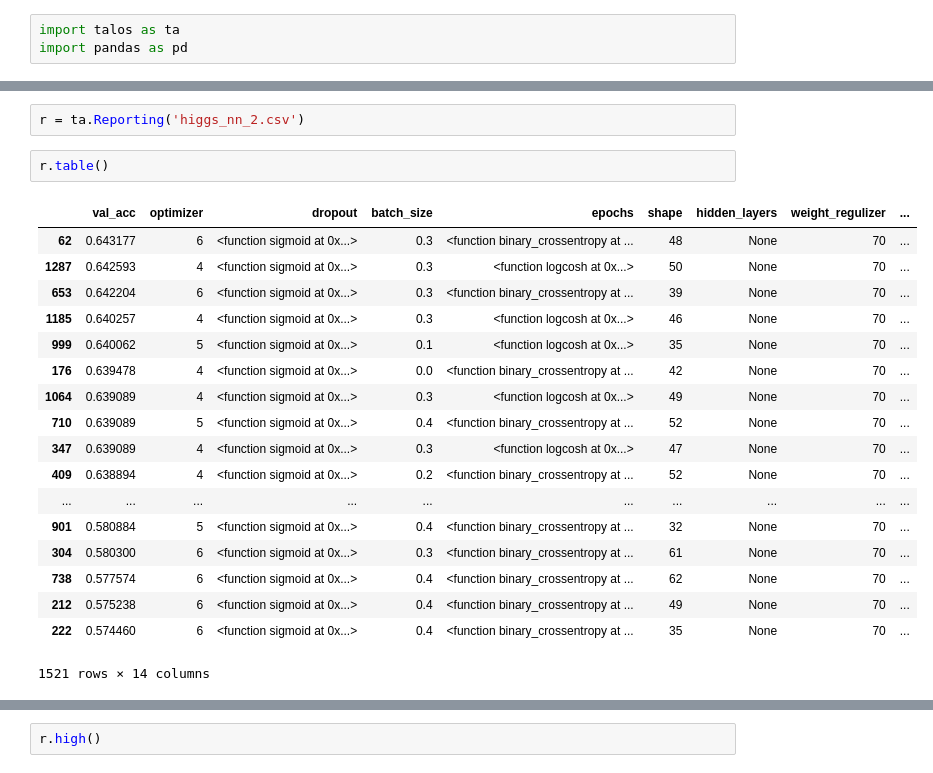
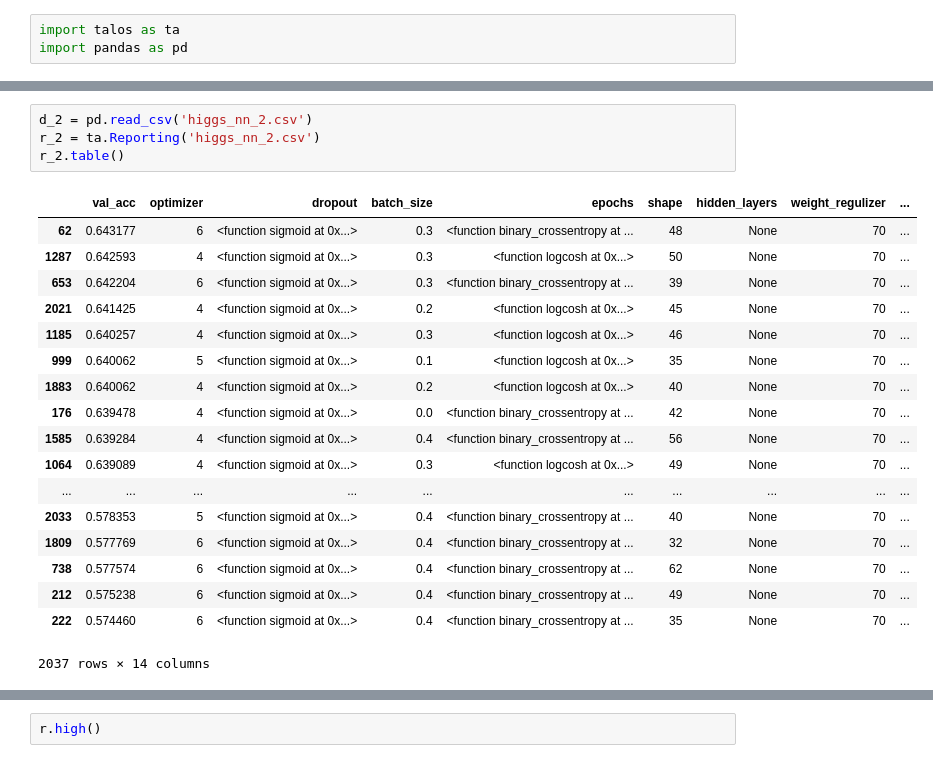
Before and after one commit to kevinyang372/HYU_PH, a Jupyter notebook: Hyperparameter Tuning Result Analysis.ipynb, the cells around one changed output, grey strips where cells are left out. Saved outputs shown, nothing was run; the diff lists cells and outputs as text.

```diff
--- a/Hyperparameter Tuning Result Analysis.ipynb
+++ b/Hyperparameter Tuning Result Analysis.ipynb
@@ -6,26 +26,26 @@ d = pd.read_csv('higgs_nn_2.csv')
 # %%
-r = ta.Reporting('higgs_nn_2.csv')
+d_2 = pd.read_csv('higgs_nn_2.csv')
+r_2 = ta.Reporting('higgs_nn_2.csv')
+r_2.table()
+# %% [output]
+|  | val_acc | optimizer | dropout | batch_size | epochs | shape | hidden_layers | weight_regulizer | ... |
+| 62 | 0.643177 | 6 | <function sigmoid at 0x...> | 0.3 | <function binary_crossentropy at ... | 48 | None | 70 | ... |
+| 1287 | 0.642593 | 4 | <function sigmoid at 0x...> | 0.3 | <function logcosh at 0x...> | 50 | None | 70 | ... |
+| 653 | 0.642204 | 6 | <function sigmoid at 0x...> | 0.3 | <function binary_crossentropy at ... | 39 | None | 70 | ... |
+| 2021 | 0.641425 | 4 | <function sigmoid at 0x...> | 0.2 | <function logcosh at 0x...> | 45 | None | 70 | ... |
+| 1185 | 0.640257 | 4 | <function sigmoid at 0x...> | 0.3 | <function logcosh at 0x...> | 46 | None | 70 | ... |
+| 999 | 0.640062 | 5 | <function sigmoid at 0x...> | 0.1 | <function logcosh at 0x...> | 35 | None | 70 | ... |
+| 1883 | 0.640062 | 4 | <function sigmoid at 0x...> | 0.2 | <function logcosh at 0x...> | 40 | None | 70 | ... |
+| 176 | 0.639478 | 4 | <function sigmoid at 0x...> | 0.0 | <function binary_crossentropy at ... | 42 | None | 70 | ... |
+| 1585 | 0.639284 | 4 | <function sigmoid at 0x...> | 0.4 | <function binary_crossentropy at ... | 56 | None | 70 | ... |
+| 1064 | 0.639089 | 4 | <function sigmoid at 0x...> | 0.3 | <function logcosh at 0x...> | 49 | None | 70 | ... |
+| ... | ... | ... | ... | ... | ... | ... | ... | ... | ... |
+| 2033 | 0.578353 | 5 | <function sigmoid at 0x...> | 0.4 | <function binary_crossentropy at ... | 40 | None | 70 | ... |
+| 1809 | 0.577769 | 6 | <function sigmoid at 0x...> | 0.4 | <function binary_crossentropy at ... | 32 | None | 70 | ... |
+| 738 | 0.577574 | 6 | <function sigmoid at 0x...> | 0.4 | <function binary_crossentropy at ... | 62 | None | 70 | ... |
+| 212 | 0.575238 | 6 | <function sigmoid at 0x...> | 0.4 | <function binary_crossentropy at ... | 49 | None | 70 | ... |
+| 222 | 0.574460 | 6 | <function sigmoid at 0x...> | 0.4 | <function binary_crossentropy at ... | 35 | None | 70 | ... |
+2037 rows × 14 columns
-# %%
-r.table()
-# %% [output]
-|  | val_acc | optimizer | dropout | batch_size | epochs | shape | hidden_layers | weight_regulizer | ... |
-| 62 | 0.643177 | 6 | <function sigmoid at 0x...> | 0.3 | <function binary_crossentropy at ... | 48 | None | 70 | ... |
-| 1287 | 0.642593 | 4 | <function sigmoid at 0x...> | 0.3 | <function logcosh at 0x...> | 50 | None | 70 | ... |
-| 653 | 0.642204 | 6 | <function sigmoid at 0x...> | 0.3 | <function binary_crossentropy at ... | 39 | None | 70 | ... |
-| 1185 | 0.640257 | 4 | <function sigmoid at 0x...> | 0.3 | <function logcosh at 0x...> | 46 | None | 70 | ... |
-| 999 | 0.640062 | 5 | <function sigmoid at 0x...> | 0.1 | <function logcosh at 0x...> | 35 | None | 70 | ... |
-| 176 | 0.639478 | 4 | <function sigmoid at 0x...> | 0.0 | <function binary_crossentropy at ... | 42 | None | 70 | ... |
-| 1064 | 0.639089 | 4 | <function sigmoid at 0x...> | 0.3 | <function logcosh at 0x...> | 49 | None | 70 | ... |
-| 710 | 0.639089 | 5 | <function sigmoid at 0x...> | 0.4 | <function binary_crossentropy at ... | 52 | None | 70 | ... |
-| 347 | 0.639089 | 4 | <function sigmoid at 0x...> | 0.3 | <function logcosh at 0x...> | 47 | None | 70 | ... |
-| 409 | 0.638894 | 4 | <function sigmoid at 0x...> | 0.2 | <function binary_crossentropy at ... | 52 | None | 70 | ... |
-| ... | ... | ... | ... | ... | ... | ... | ... | ... | ... |
-| 901 | 0.580884 | 5 | <function sigmoid at 0x...> | 0.4 | <function binary_crossentropy at ... | 32 | None | 70 | ... |
-| 304 | 0.580300 | 6 | <function sigmoid at 0x...> | 0.3 | <function binary_crossentropy at ... | 61 | None | 70 | ... |
-| 738 | 0.577574 | 6 | <function sigmoid at 0x...> | 0.4 | <function binary_crossentropy at ... | 62 | None | 70 | ... |
-| 212 | 0.575238 | 6 | <function sigmoid at 0x...> | 0.4 | <function binary_crossentropy at ... | 49 | None | 70 | ... |
-| 222 | 0.574460 | 6 | <function sigmoid at 0x...> | 0.4 | <function binary_crossentropy at ... | 35 | None | 70 | ... |
-1521 rows × 14 columns
 # %%
 r.plot_hist()
 # %% [output]
```
Also changed, not shown: parts of 2 cells of this notebook, 2 other files.
